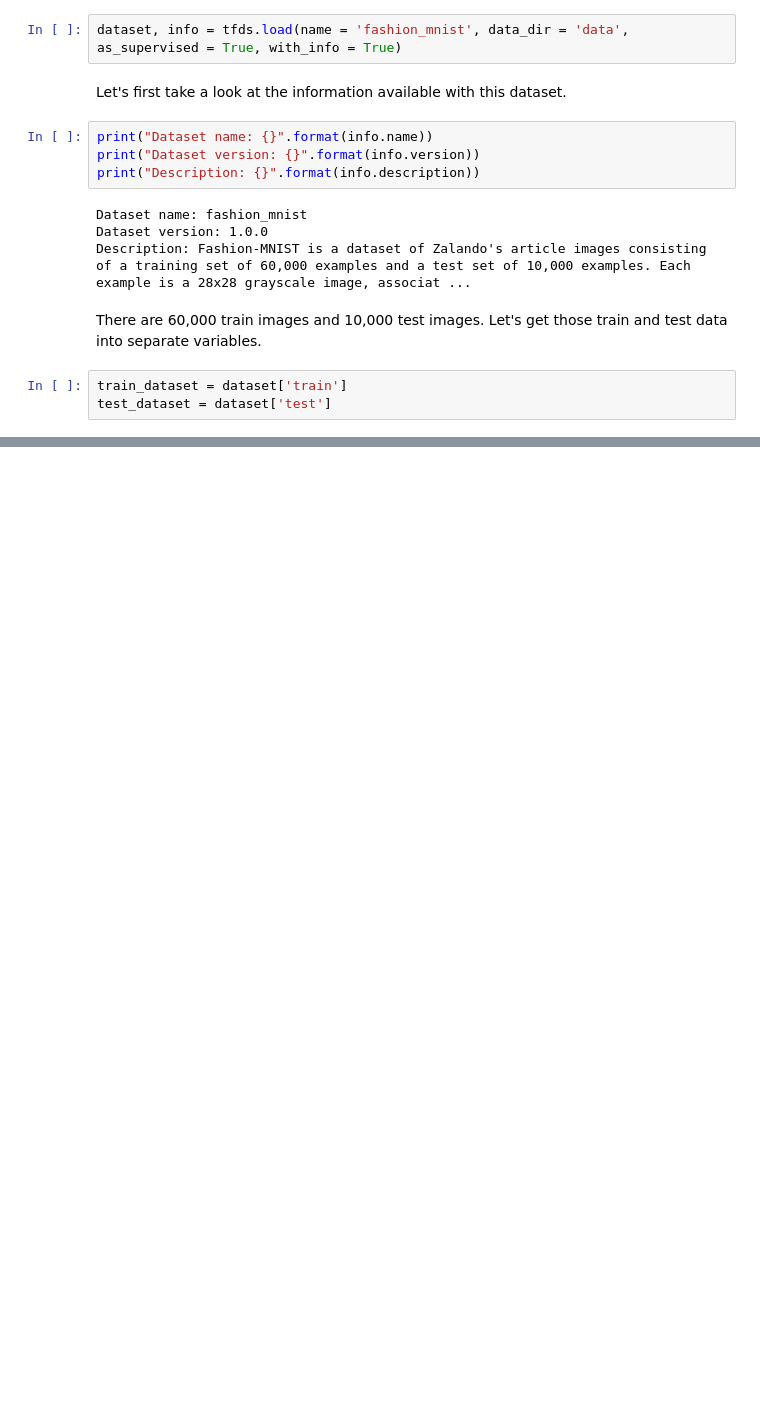
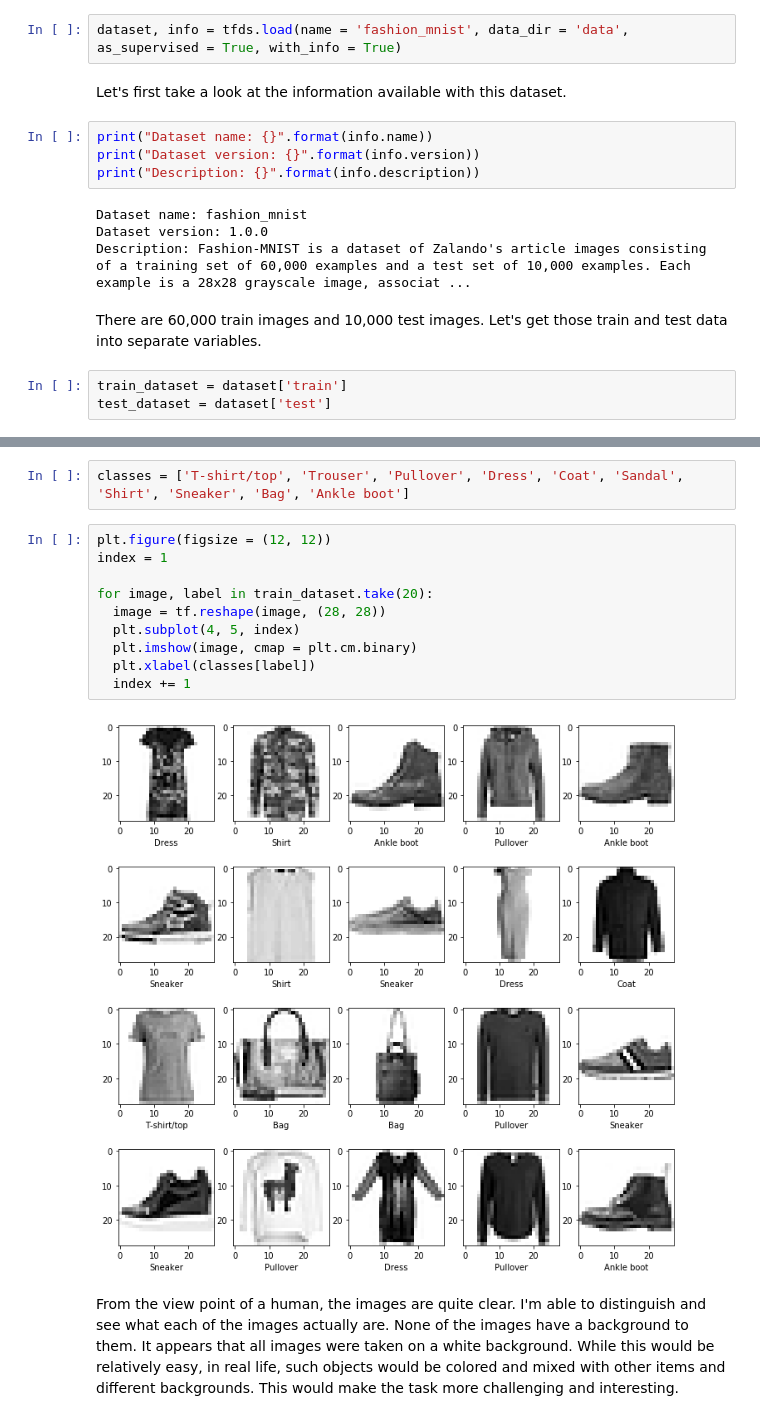
Before and after one commit to murari-goswami/Tensorflow-Course-1, a Jupyter notebook: Classification_of_Fashion_MNIST_using_ANN.ipynb, the cells around one changed output, grey strips where cells are left out. Cells and saved outputs as stored; diff of their text form; blank space fills up the shorter version.

```diff
--- a/Classification_of_Fashion_MNIST_using_ANN.ipynb
+++ b/Classification_of_Fashion_MNIST_using_ANN.ipynb
@@ -67,0 +74,16 @@ test_dataset = dataset['test']
+# %%
+classes = ['T-shirt/top', 'Trouser', 'Pullover', 'Dress', 'Coat', 'Sandal', 'Shirt', 'Sneaker', 'Bag', 'Ankle boot']
+# %%
+plt.figure(figsize = (12, 12))
+index = 1
+
+for image, label in train_dataset.take(20):
+  image = tf.reshape(image, (28, 28))
+  plt.subplot(4, 5, index)
+  plt.imshow(image, cmap = plt.cm.binary)
+  plt.xlabel(classes[label])
+  index += 1
+# %% [output]
+[figure, added]
+# %% [markdown]
+From the view point of a human, the images are quite clear. I'm able to distinguish and see what each of the images actually are. None of the images have a background to them. It appears that all images were taken on a white background. While this would be relatively easy, in real life, such objects would be colored and mixed with other items and different backgrounds. This would make the task more challenging and interesting.
```
Also changed, not shown: parts of 5 cells of this notebook.
